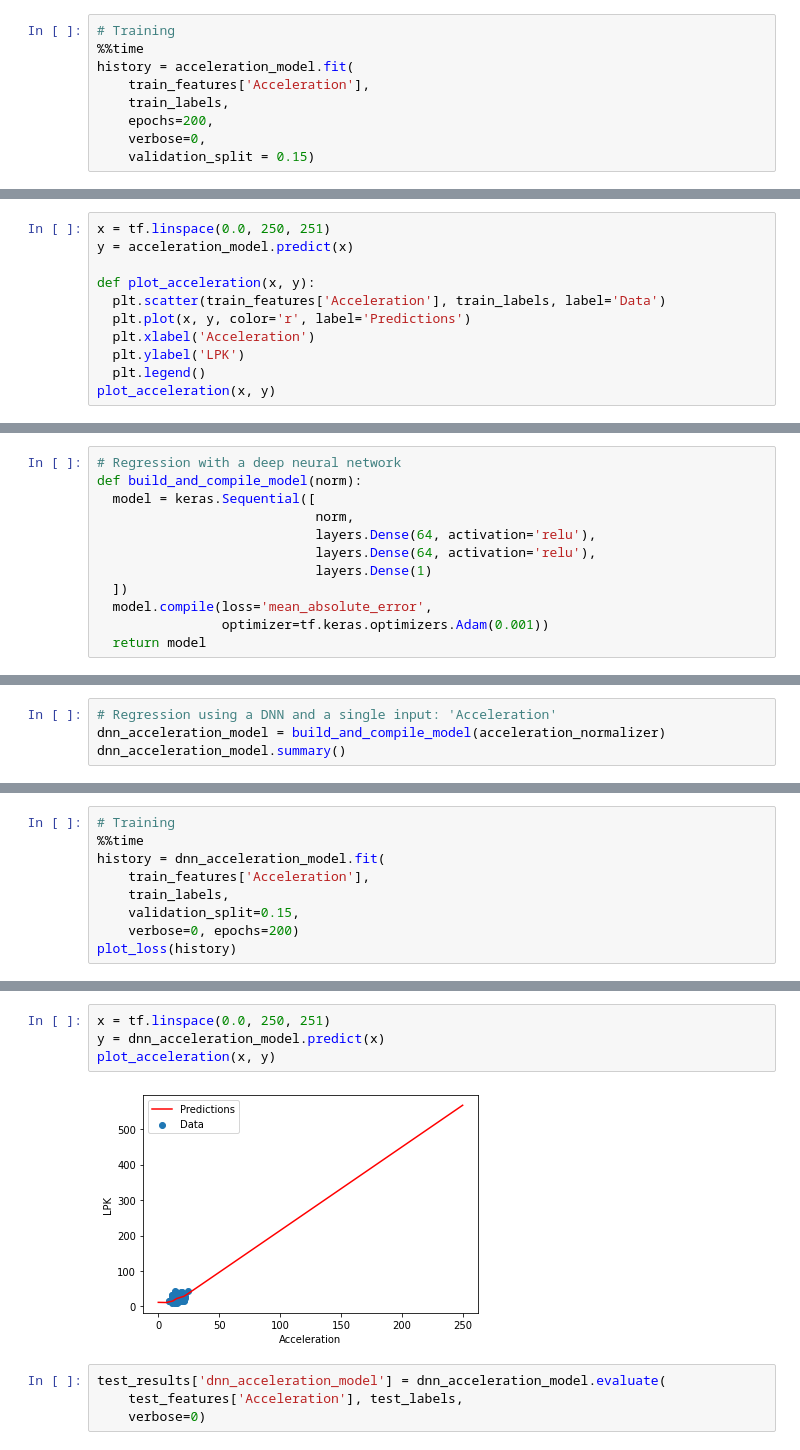
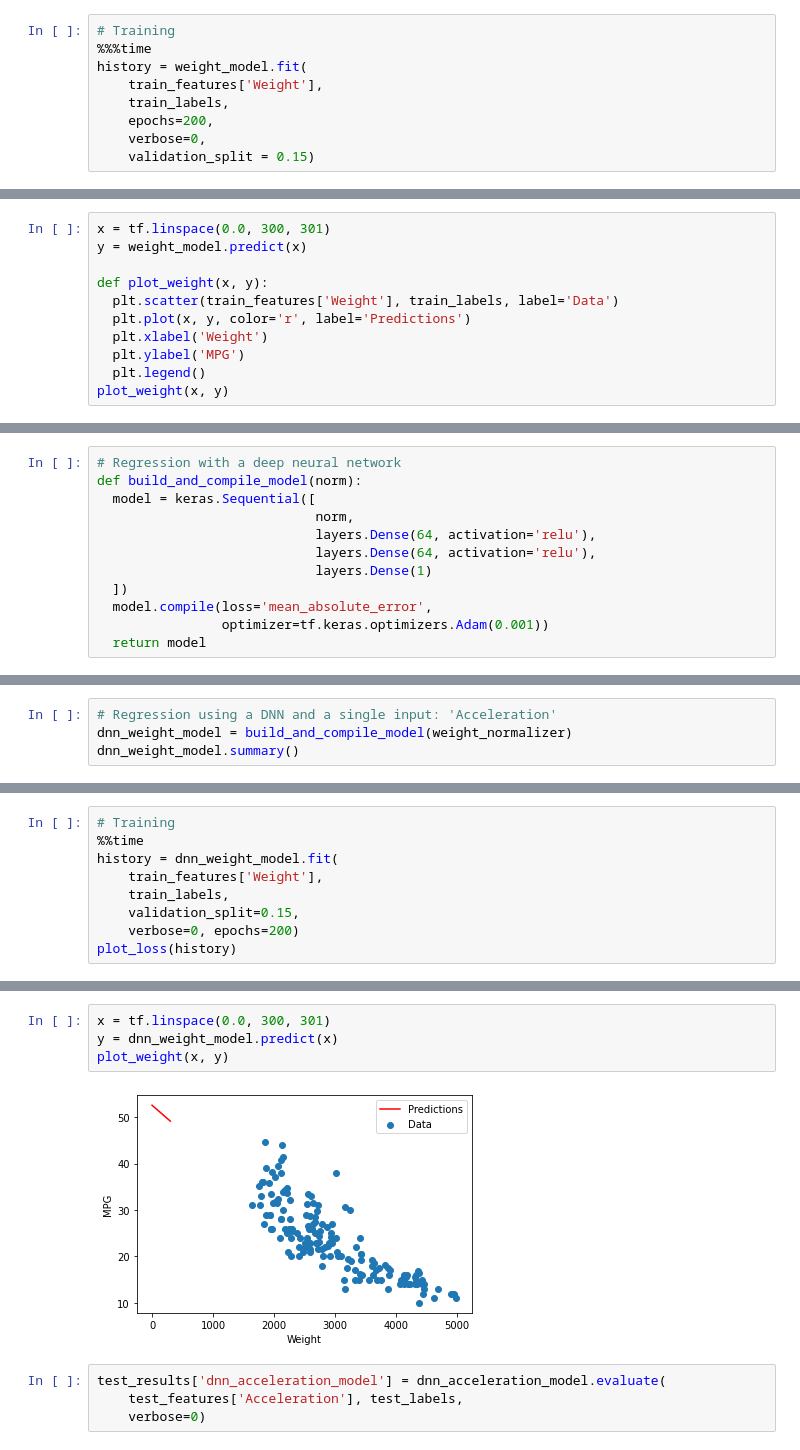
Before and after one commit to SuperYoungCoder/Machine-Learning-with-Python-Tensorflow, a Jupyter notebook: linear_regression.ipynb, the cells around one changed output, grey strips where cells are left out. Cells and saved outputs as stored; diff of their text form.

```diff
--- a/linear_regression.ipynb
+++ b/linear_regression.ipynb
@@ -230,9 +224,9 @@ acceleration_model.compile(
     loss='mean_absolute_error')
 # %%
 # Training
-%%time
-history = acceleration_model.fit(
-    train_features['Acceleration'],
+%%%time
+history = weight_model.fit(
+    train_features['Weight'],
     train_labels,
     epochs=200,
     verbose=0,
@@ -273,13 +267,13 @@ test_results['acceleration_model'] = acceleration_model.evaluate(
     test_labels, verbose=0)
 # %%
-x = tf.linspace(0.0, 250, 251)
-y = acceleration_model.predict(x)
+x = tf.linspace(0.0, 300, 301)
+y = weight_model.predict(x)
 
-def plot_acceleration(x, y):
-  plt.scatter(train_features['Acceleration'], train_labels, label='Data')
+def plot_weight(x, y):
+  plt.scatter(train_features['Weight'], train_labels, label='Data')
   plt.plot(x, y, color='r', label='Predictions')
-  plt.xlabel('Acceleration')
-  plt.ylabel('LPK')
+  plt.xlabel('Weight')
+  plt.ylabel('MPG')
   plt.legend()
-plot_acceleration(x, y)
+plot_weight(x, y)
 # %% [output]
@@ -371,5 +365,5 @@ def build_and_compile_model(norm):
 # %%
 # Regression using a DNN and a single input: 'Acceleration'
-dnn_acceleration_model = build_and_compile_model(acceleration_normalizer)
-dnn_acceleration_model.summary()
+dnn_weight_model = build_and_compile_model(weight_normalizer)
+dnn_weight_model.summary()
 # %% [output]
@@ -394,8 +388,8 @@ _________________________________________________________________
 # %%
 # Training
 %%time
-history = dnn_acceleration_model.fit(
-    train_features['Acceleration'],
+history = dnn_weight_model.fit(
+    train_features['Weight'],
     train_labels,
     validation_split=0.15,
     verbose=0, epochs=200)
@@ -407,9 +401,9 @@ Wall time: 10.7 s
 # %%
-x = tf.linspace(0.0, 250, 251)
-y = dnn_acceleration_model.predict(x)
-plot_acceleration(x, y)
+x = tf.linspace(0.0, 300, 301)
+y = dnn_weight_model.predict(x)
+plot_weight(x, y)
 # %% [output]
-[figure, old version]
+[figure, new version]
 # %%
 test_results['dnn_acceleration_model'] = dnn_acceleration_model.evaluate(
     test_features['Acceleration'], test_labels,
```
Also changed, not shown: parts of 54 cells of this notebook.
